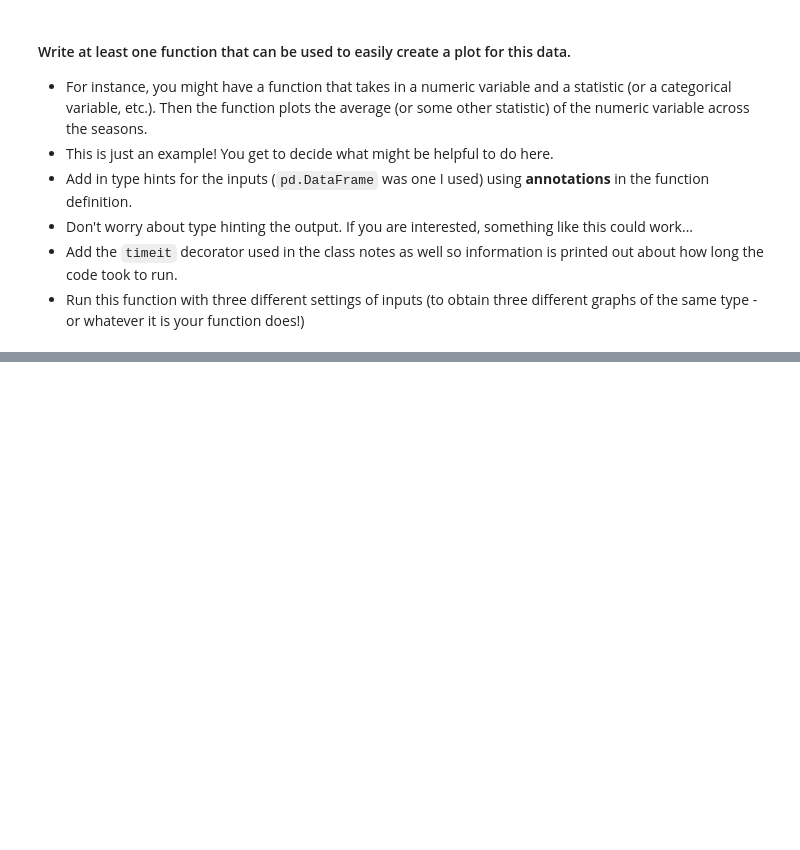
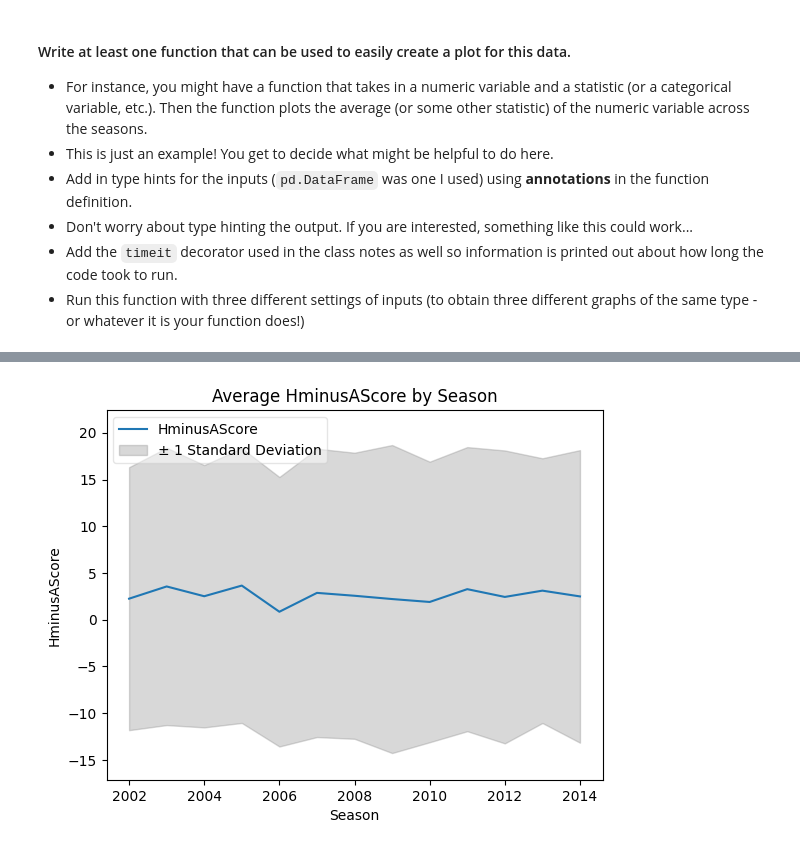
Before and after one commit to trevorlillywhite/HW-4---NCSU-ST-554---Trevor-Lillywhite, a Jupyter notebook: HW4_ST_554_Trevor_Lillywhite.ipynb, the cells around one changed output, grey strips where cells are left out. Drawn from its saved outputs; the diff is of its cells as text; code cells hidden in the pictures; blank space fills up the shorter version.

```diff
--- a/HW4_ST_554_Trevor_Lillywhite.ipynb
+++ b/HW4_ST_554_Trevor_Lillywhite.ipynb
@@ -1358,0 +1491,4 @@ _**Interpretation:** Together, this heat map and the previous heat map show that
+# %%
+plot_mean_and_std('HminusAScore')
+# %% [output]
+[figure, added]
```
Also changed, not shown: parts of 14 cells of this notebook.
